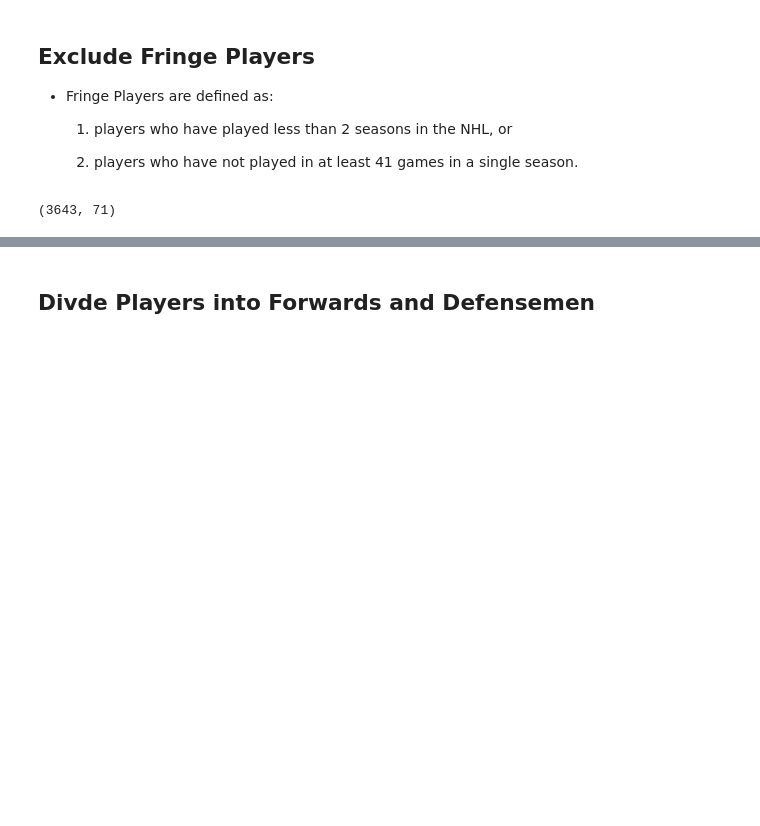
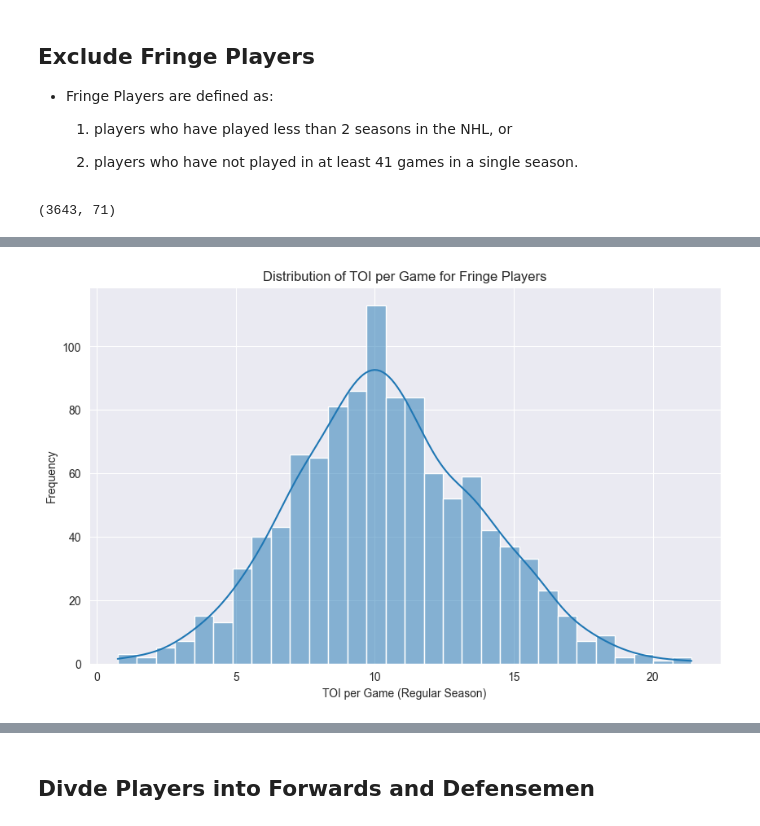
Before and after one commit to shigenogoro/NHL-Prospect-Predictor, a Jupyter notebook: tier_classifier/nhl_player_preprocessing.ipynb, the cells around one changed output, grey strips where cells are left out. Cells and saved outputs as stored; diff of their text form; code cells hidden in the pictures; blank space fills up the shorter version.

```diff
--- a/tier_classifier/nhl_player_preprocessing.ipynb
+++ b/tier_classifier/nhl_player_preprocessing.ipynb
@@ -476,3 +562,15 @@ nhl_fringe_players
+# %%
+# Show the histogram of nhl_fringe_players' toi_per_game_regular
+import matplotlib.pyplot as plt
+import seaborn as sns
+plt.figure(figsize=(10, 6))
+sns.histplot(nhl_fringe_players['toi_per_game_regular'], bins=30, kde=True)
+plt.title('Distribution of TOI per Game for Fringe Players')
+plt.xlabel('TOI per Game (Regular Season)')
+plt.ylabel('Frequency')
+plt.show()
+# %% [output]
+[figure, added]
 # %%
 # Write to CSV
 nhl_fringe_players.to_csv('../dataset/preprocess/nhl_fringe_players.csv', index=False, encoding='utf-8-sig')
```
Also changed, not shown: parts of 44 cells of this notebook, 13 other files.
